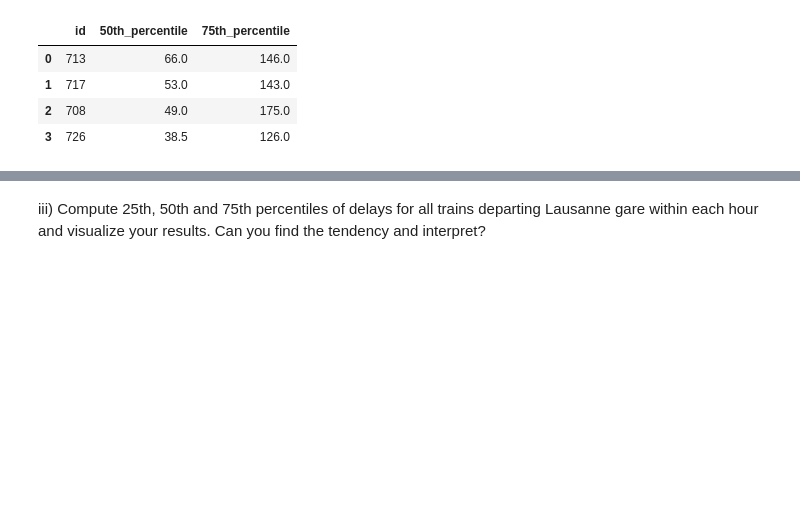
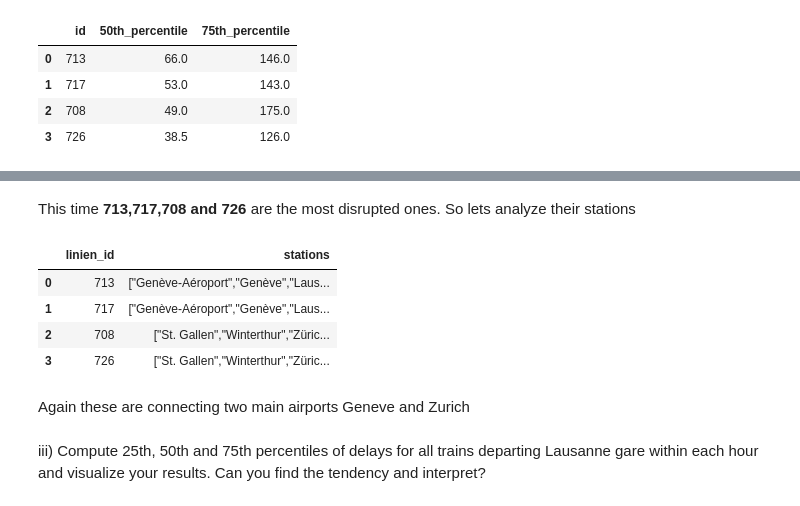
Before and after one commit to FurkanKarakas/dslab-homework-1, a Jupyter notebook: notebooks/DSLab_homework-1.ipynb, the cells around one changed output, grey strips where cells are left out. Drawn from its saved outputs; the diff is of its cells as text; code cells hidden in the pictures; blank space fills up the shorter version.

```diff
--- a/notebooks/DSLab_homework-1.ipynb
+++ b/notebooks/DSLab_homework-1.ipynb
@@ -757,3 +757,24 @@ pd.read_sql(query, conn)
+# %% [markdown]
+This time **713,717,708 and 726** are the most disrupted ones.
+So lets analyze their stations
+# %%
+query = """
+SELECT linien_id, COLLECT_SET(haltestellen_name) as stations
+FROM {0}.sbb_orc
+WHERE linien_id IN ("713","717","708","726") AND verkehrsmittel_text = "IC"
+GROUP BY linien_id
+LIMIT 10
+""".format(username)
+pd.options.display.max_colwidth = 999
+pd.read_sql(query, conn)
+# %% [output]
+|  | linien_id | stations |
+| 0 | 713 | ["Genève-Aéroport","Genève","Laus... |
+| 1 | 717 | ["Genève-Aéroport","Genève","Laus... |
+| 2 | 708 | ["St. Gallen","Winterthur","Züric... |
+| 3 | 726 | ["St. Gallen","Winterthur","Züric... |
+# %% [markdown]
+Again these are connecting two main airports Geneve and Zurich
 # %% [markdown]
 iii) Compute 25th, 50th and 75th percentiles of delays for all trains departing Lausanne gare within each hour and visualize your results. Can you find the tendency and interpret?
 # %%
```
Also changed, not shown: parts of 4 cells of this notebook.
